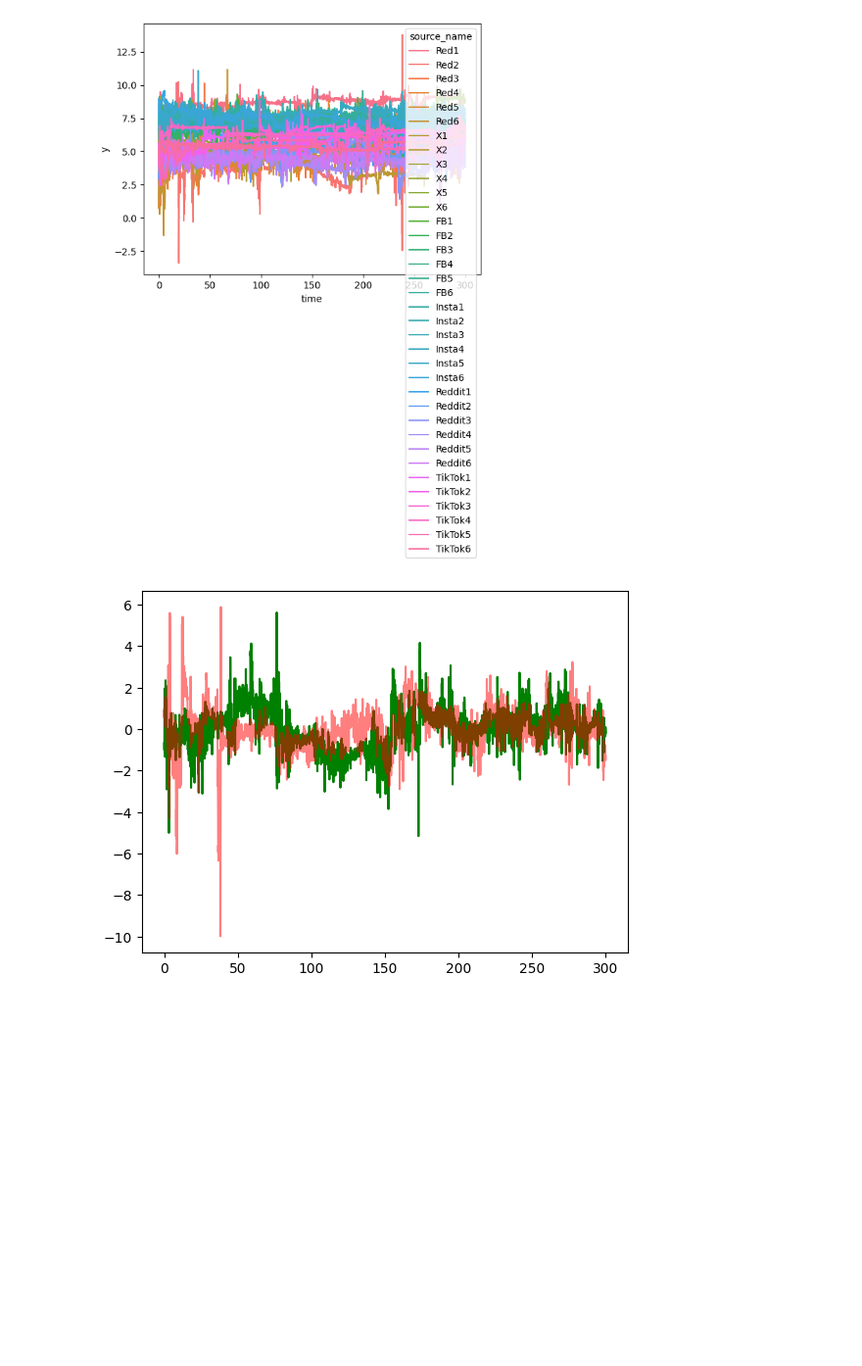
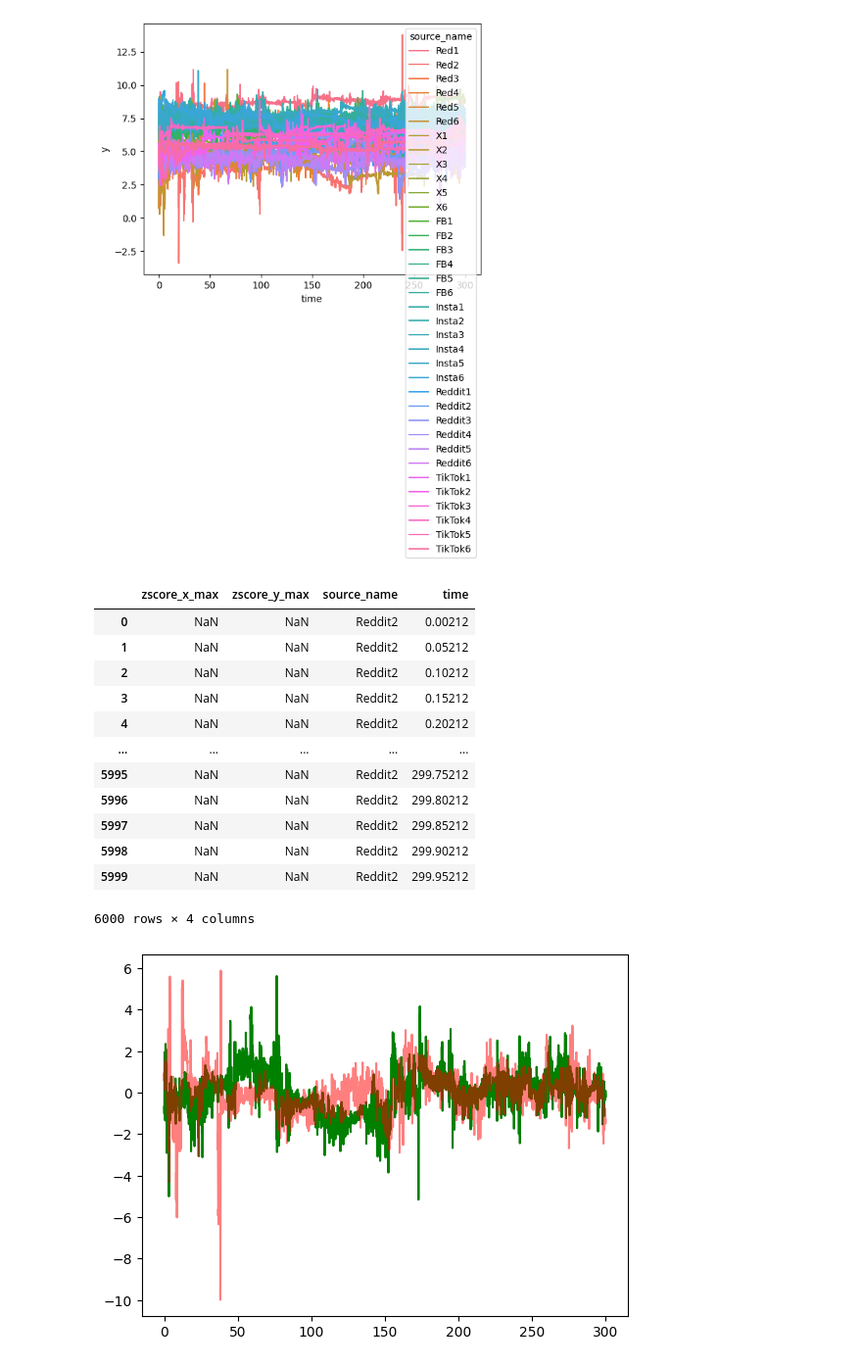
Before and after one commit to sharyz119/ml4qs_social_app, a Jupyter notebook: Emir Playground.ipynb, the cells around one changed output. Shown: that part at 98% size. Cells and saved outputs as stored; diff of their text form; code cells hidden in the pictures; blank space fills up the shorter version.

```diff
--- a/Emir Playground.ipynb
+++ b/Emir Playground.ipynb
@@ -347,6 +351,25 @@ accel_resampled = pd.read_parquet(my_path+"/"+"accel_resampled.parquet.gzip")
 lin_accel_resampled = pd.read_parquet(my_path+"/"+"lin_accel_resampled.parquet.gzip")
 gyro_resampled = pd.read_parquet(my_path+"/"+"gyro_resampled.parquet.gzip")
 baro_resampled = pd.read_parquet(my_path+"/"+"baro_resampled.parquet.gzip")
+# %%
+#gyro_resampled[gyro_resampled["source_name"]=="Reddit2"].head()
+zscore_standardize_columns(gyro_resampled[gyro_resampled["source_name"]=="Reddit2"][["x_max", "y_max", "source_name","time"]])
+
+#gyro_resampled[gyro_resampled["source_name"]=="Reddit2"][["zscore_x_max", "zscore_y_max", "source_name","time"]]
+# %% [output]
+|  | zscore_x_max | zscore_y_max | source_name | time |
+| 0 | NaN | NaN | Reddit2 | 0.00212 |
+| 1 | NaN | NaN | Reddit2 | 0.05212 |
+| 2 | NaN | NaN | Reddit2 | 0.10212 |
+| 3 | NaN | NaN | Reddit2 | 0.15212 |
+| 4 | NaN | NaN | Reddit2 | 0.20212 |
+| ... | ... | ... | ... | ... |
+| 5995 | NaN | NaN | Reddit2 | 299.75212 |
+| 5996 | NaN | NaN | Reddit2 | 299.80212 |
+| 5997 | NaN | NaN | Reddit2 | 299.85212 |
+| 5998 | NaN | NaN | Reddit2 | 299.90212 |
+| 5999 | NaN | NaN | Reddit2 | 299.95212 |
+6000 rows × 4 columns
 # %%
 def visualizer(first_source_name, second_source_name, var = "x_mean"):
     plt.plot(accel_resampled[accel_resampled['source_name']==first_source_name]['time'],accel_resampled[accel_resampled['source_name']==first_source_name][var], color = 'green', alpha = 1)
```
Also changed, not shown: parts of 10 cells of this notebook, 1 other file.
